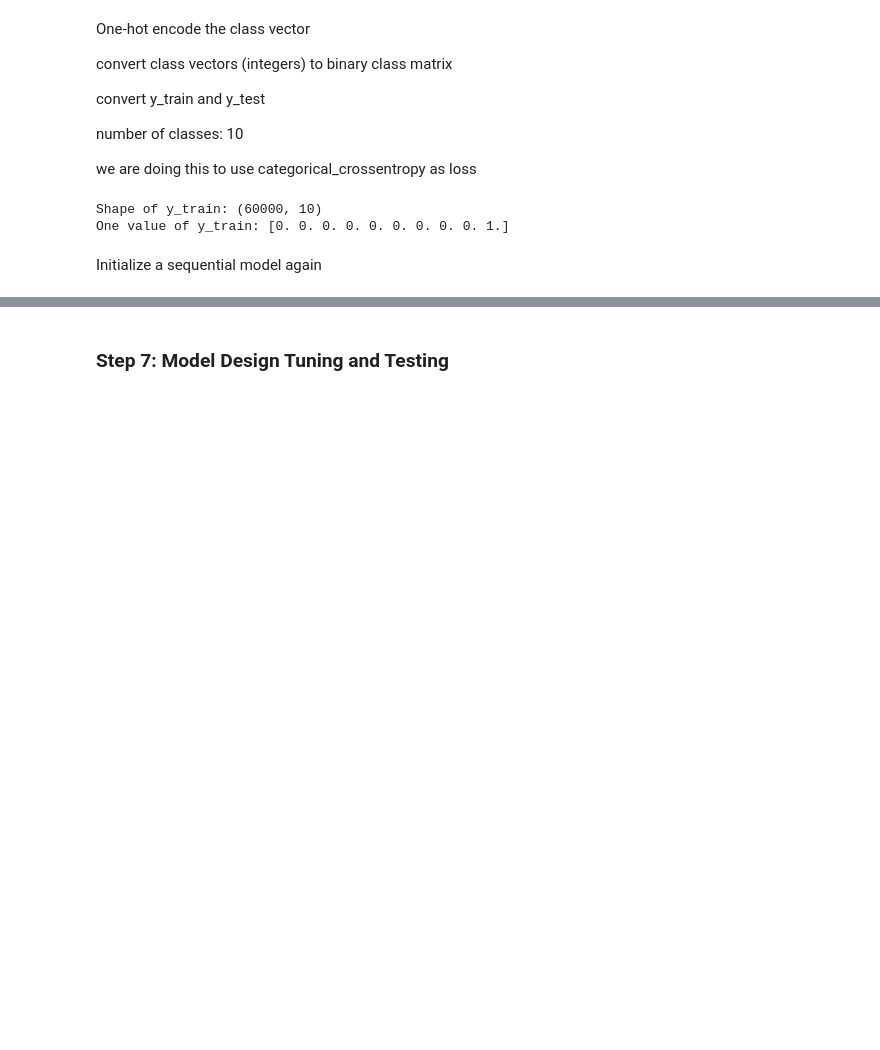
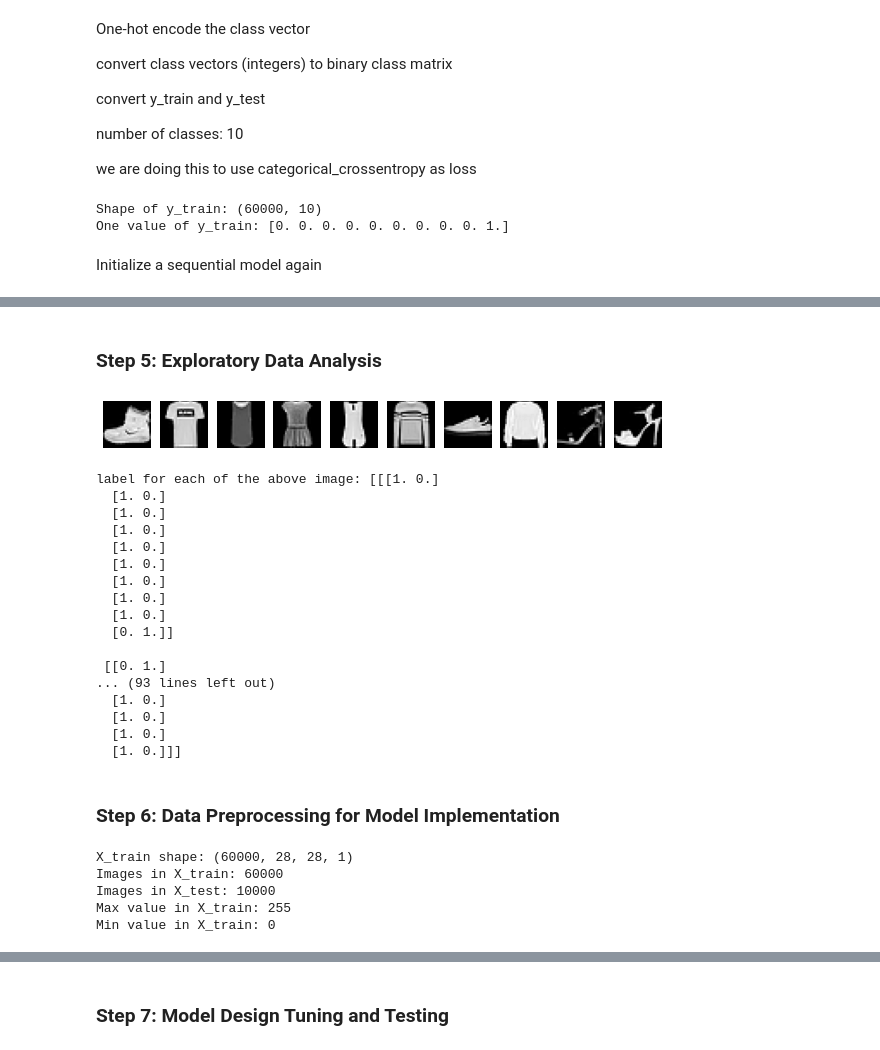
Before and after one commit to bkn872/computer_vision, a Jupyter notebook: AIML_MENTOR_DEMO_DECK_BOOSTING_CASE_STUDY_checkpoint.ipynb, the cells around one changed output, grey strips where cells are left out. Saved outputs shown, nothing was run; the diff lists cells and outputs as text; code cells hidden in the pictures; blank space fills up the shorter version.

```diff
--- a/AIML_MENTOR_DEMO_DECK_BOOSTING_CASE_STUDY_checkpoint.ipynb
+++ b/AIML_MENTOR_DEMO_DECK_BOOSTING_CASE_STUDY_checkpoint.ipynb
@@ -212,0 +304,29 @@ Initialize a sequential model again
+# %%
+# Flatten the images data
+
+# Training data
+x_train = []
+for i in range(42000):
+    x_train.append(X_train[i,:].flatten())
+
+# Testing data
+x_test = []
+for i in range(1800):
+    x_test.append(X_test[i,:].flatten())
+
+N=1000   # Try different values like 2000, 3000, 4000 .... 18000
+
+x_train =x_train[:N]
+x_test =x_test[:N]
+
+# Target
+y_train = y_train[0:N]
+y_test = y_test[0:N]
+
+
+# Print data lengths
+
+print("\n Training data:",len(x_train))
+print("\n Training Target data:",len(y_train))
+print("\n Testing data:",len(x_test))
+print("\n Testing Target data:",len(y_test))
@@ -212,0 +341,31 @@ Initialize a sequential model again
+# %% [markdown]
+### Step 5: Exploratory Data Analysis
+# %%
+# visualizing the first 10 images in the dataset and their labels
+
+plt.figure(figsize=(10, 1))
+for i in range(10):
+    plt.subplot(1, 10, i+1)
+    plt.imshow(X_train[i], cmap="gray")  # use cmap as "Greens" or "Blues" or "Reds"
+    plt.axis('off')
+plt.show()
+print('label for each of the above image: %s' % (y_train[0:10]))
+# %% [output]
+[figure, added]
+label for each of the above image: [[[1. 0.]
+  [1. 0.]
+  [1. 0.]
+  [1. 0.]
+  [1. 0.]
+  [1. 0.]
+  [1. 0.]
+  [1. 0.]
+  [1. 0.]
+  [0. 1.]]
+
+ [[0. 1.]
+... (93 lines left out)
+  [1. 0.]
+  [1. 0.]
+  [1. 0.]
+  [1. 0.]]]
@@ -212,0 +388,2 @@ Initialize a sequential model again
+# %% [markdown]
+### Step 6: Data Preprocessing for Model Implementation
@@ -213,3 +395,15 @@ Initialize a sequential model again
+# %%
+print("X_train shape:", X_train.shape)
+print("Images in X_train:", X_train.shape[0])
+print("Images in X_test:", X_test.shape[0])
+print("Max value in X_train:", X_train.max())
+print("Min value in X_train:", X_train.min())
+# %% [output]
+X_train shape: (60000, 28, 28, 1)
+Images in X_train: 60000
+Images in X_test: 10000
+Max value in X_train: 255
+Min value in X_train: 0
 # %%
 from tensorflow.keras.layers import Conv2D
 
```
Also changed, not shown: parts of 32 cells of this notebook.
